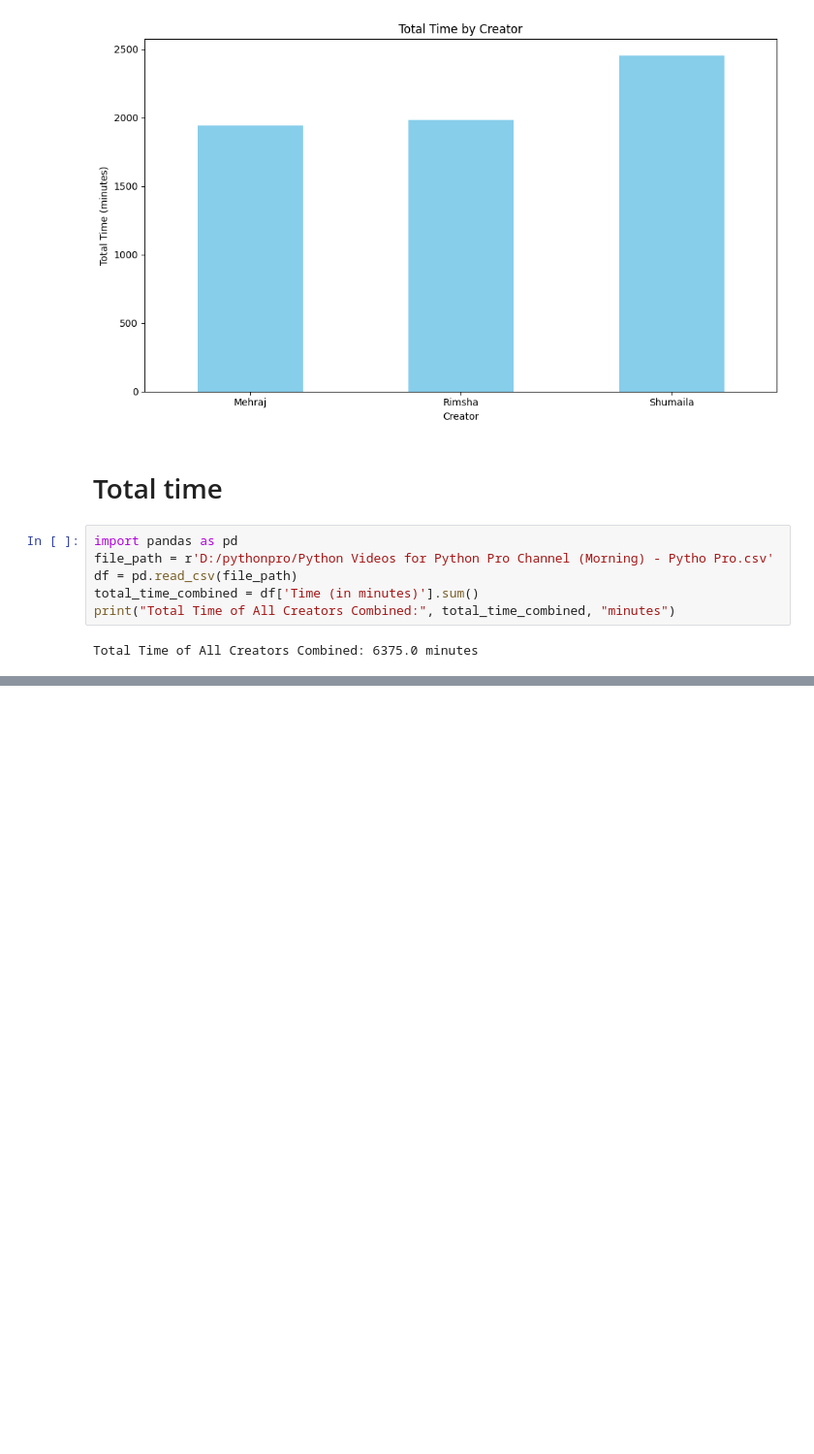
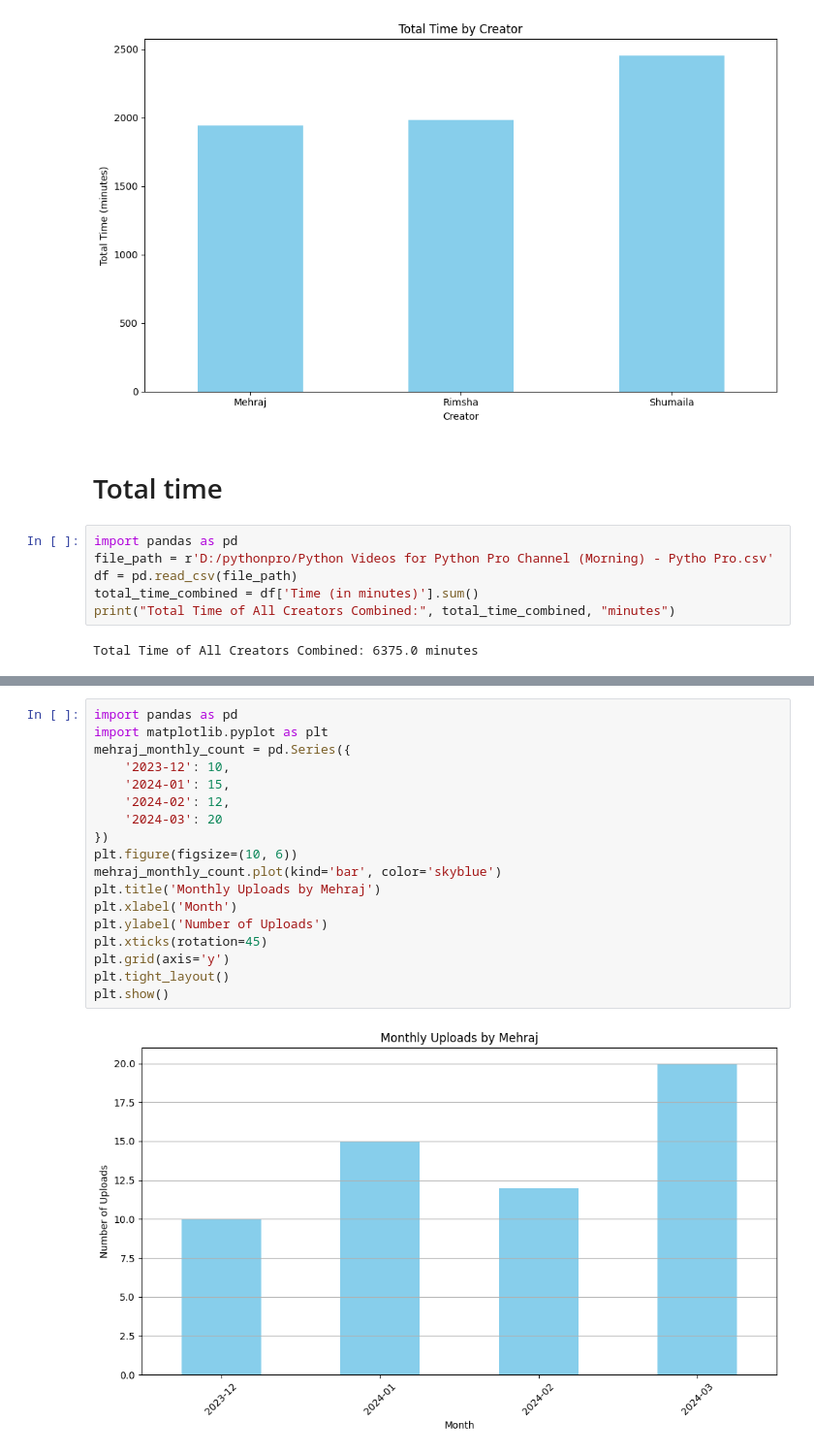
Before and after one commit to mehrajmehmood/pythonpro, a Jupyter notebook: videos.ipynb, the cells around one changed output, grey strips where cells are left out. Shown: that part at 97% size. Saved outputs shown, nothing was run; the diff lists cells and outputs as text; blank space fills up the shorter version.

Commit message:
Add new graph and information

```diff
--- a/videos.ipynb
+++ b/videos.ipynb
@@ -365,0 +375,20 @@ Total Time of All Creators Combined: 6375.0 minutes
+# %%
+import pandas as pd
+import matplotlib.pyplot as plt
+mehraj_monthly_count = pd.Series({
+    '2023-12': 10,
+    '2024-01': 15,
+    '2024-02': 12,
+    '2024-03': 20
+})
+plt.figure(figsize=(10, 6))
+mehraj_monthly_count.plot(kind='bar', color='skyblue')
+plt.title('Monthly Uploads by Mehraj')
+plt.xlabel('Month')
+plt.ylabel('Number of Uploads')
+plt.xticks(rotation=45)
+plt.grid(axis='y')
+plt.tight_layout()
+plt.show()
+# %% [output]
+[figure, added]
```
Also changed, not shown: parts of 4 cells of this notebook, 1 other file.
